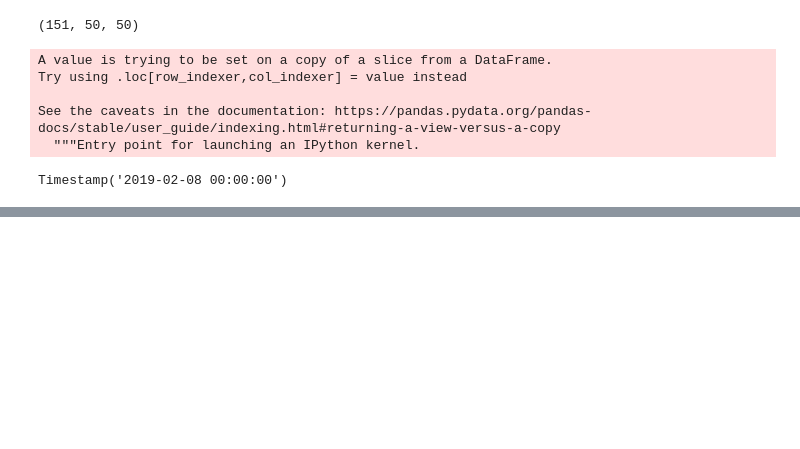
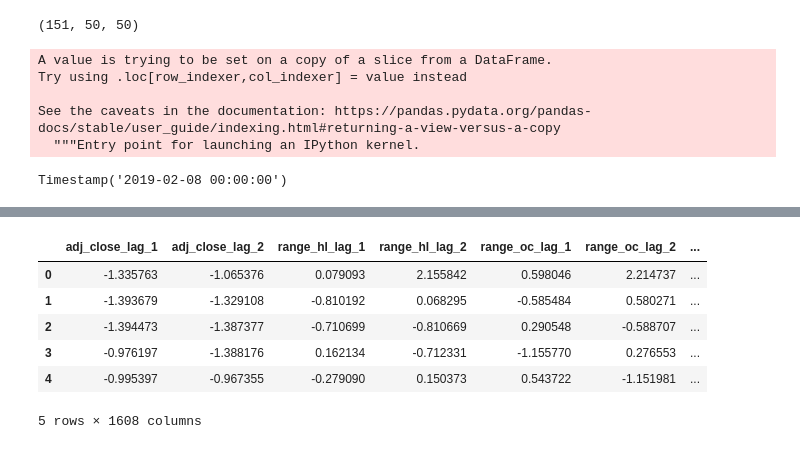
Before and after one commit to frostace/prism, a Jupyter notebook: 4. XGBoost for Regression.ipynb, the cells around one changed output, grey strips where cells are left out. Drawn from its saved outputs; the diff is of its cells as text; code cells hidden in the pictures; blank space fills up the shorter version.

```diff
--- a/4. XGBoost for Regression.ipynb
+++ b/4. XGBoost for Regression.ipynb
@@ -1436,0 +1441,10 @@ real_pred_251d
+# %%
+X_train_cv_scaled.head()
+# %% [output]
+|  | adj_close_lag_1 | adj_close_lag_2 | range_hl_lag_1 | range_hl_lag_2 | range_oc_lag_1 | range_oc_lag_2 | ... |
+| 0 | -1.335763 | -1.065376 | 0.079093 | 2.155842 | 0.598046 | 2.214737 | ... |
+| 1 | -1.393679 | -1.329108 | -0.810192 | 0.068295 | -0.585484 | 0.580271 | ... |
+| 2 | -1.394473 | -1.387377 | -0.710699 | -0.810669 | 0.290548 | -0.588707 | ... |
+| 3 | -0.976197 | -1.388176 | 0.162134 | -0.712331 | -1.155770 | 0.276553 | ... |
+| 4 | -0.995397 | -0.967355 | -0.279090 | 0.150373 | 0.543722 | -1.151981 | ... |
+5 rows × 1608 columns
```
Also changed, not shown: parts of 17 cells of this notebook, 4 other files.
